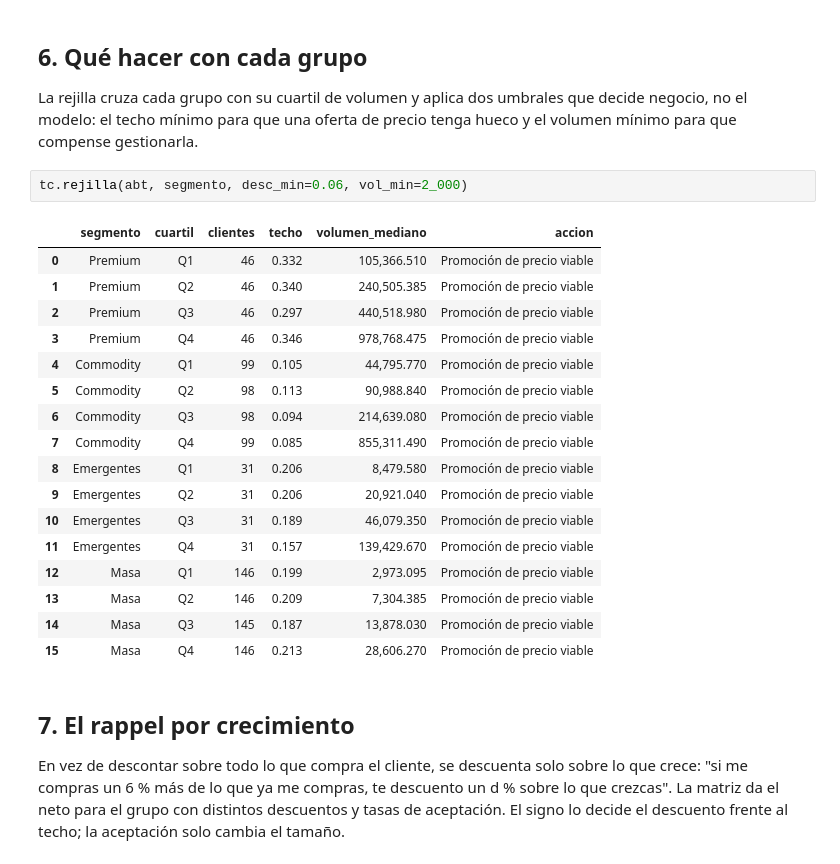
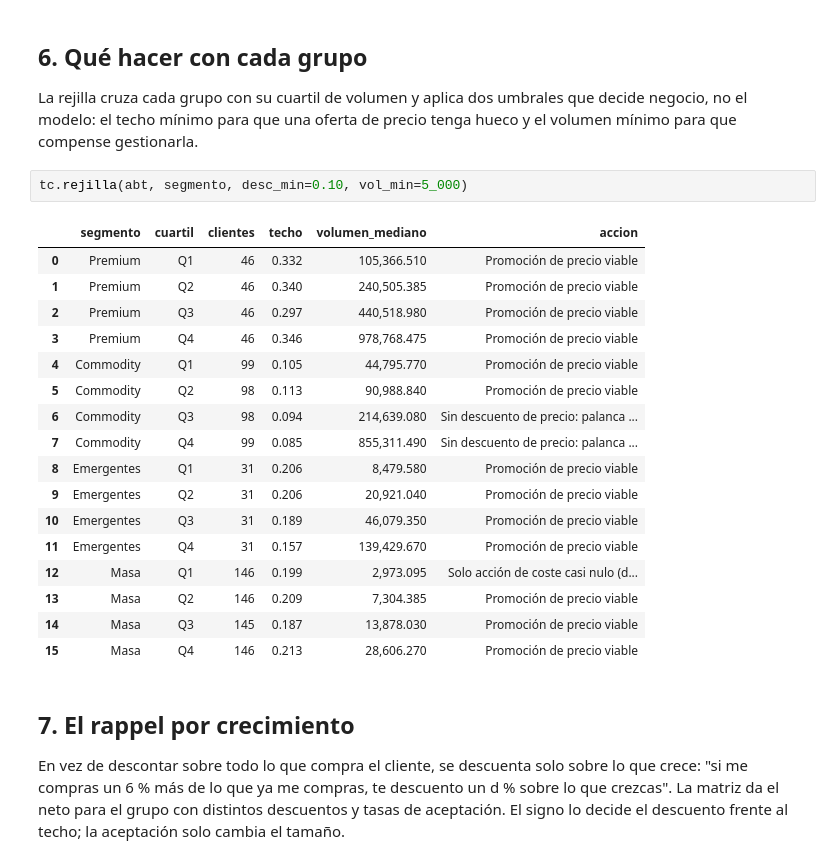
Before and after one commit to acamposla/promociones-b2b, a Jupyter notebook: notebooks/caso.ipynb, the cells around one changed output. Cells and saved outputs as stored; diff of their text form.

```diff
--- a/notebooks/caso.ipynb
+++ b/notebooks/caso.ipynb
@@ -254,22 +254,22 @@ La rejilla cruza cada grupo con su cuartil de volumen y aplica dos umbrales que
 no el modelo: el techo mínimo para que una oferta de precio tenga hueco y el volumen mínimo para
 que compense gestionarla.
 # %%
-tc.rejilla(abt, segmento, desc_min=0.06, vol_min=2_000)
+tc.rejilla(abt, segmento, desc_min=0.10, vol_min=5_000)
 # %% [output]
 |  | segmento | cuartil | clientes | techo | volumen_mediano | accion |
 | 0 | Premium | Q1 | 46 | 0.332 | 105,366.510 | Promoción de precio viable |
 | 1 | Premium | Q2 | 46 | 0.340 | 240,505.385 | Promoción de precio viable |
 | 2 | Premium | Q3 | 46 | 0.297 | 440,518.980 | Promoción de precio viable |
 | 3 | Premium | Q4 | 46 | 0.346 | 978,768.475 | Promoción de precio viable |
 | 4 | Commodity | Q1 | 99 | 0.105 | 44,795.770 | Promoción de precio viable |
 | 5 | Commodity | Q2 | 98 | 0.113 | 90,988.840 | Promoción de precio viable |
-| 6 | Commodity | Q3 | 98 | 0.094 | 214,639.080 | Promoción de precio viable |
-| 7 | Commodity | Q4 | 99 | 0.085 | 855,311.490 | Promoción de precio viable |
+| 6 | Commodity | Q3 | 98 | 0.094 | 214,639.080 | Sin descuento de precio: palanca ... |
+| 7 | Commodity | Q4 | 99 | 0.085 | 855,311.490 | Sin descuento de precio: palanca ... |
 | 8 | Emergentes | Q1 | 31 | 0.206 | 8,479.580 | Promoción de precio viable |
 | 9 | Emergentes | Q2 | 31 | 0.206 | 20,921.040 | Promoción de precio viable |
 | 10 | Emergentes | Q3 | 31 | 0.189 | 46,079.350 | Promoción de precio viable |
 | 11 | Emergentes | Q4 | 31 | 0.157 | 139,429.670 | Promoción de precio viable |
-| 12 | Masa | Q1 | 146 | 0.199 | 2,973.095 | Promoción de precio viable |
+| 12 | Masa | Q1 | 146 | 0.199 | 2,973.095 | Solo acción de coste casi nulo (d... |
 | 13 | Masa | Q2 | 146 | 0.209 | 7,304.385 | Promoción de precio viable |
 | 14 | Masa | Q3 | 145 | 0.187 | 13,878.030 | Promoción de precio viable |
 | 15 | Masa | Q4 | 146 | 0.213 | 28,606.270 | Promoción de precio viable |
```
Also changed, not shown: 2 other files.
